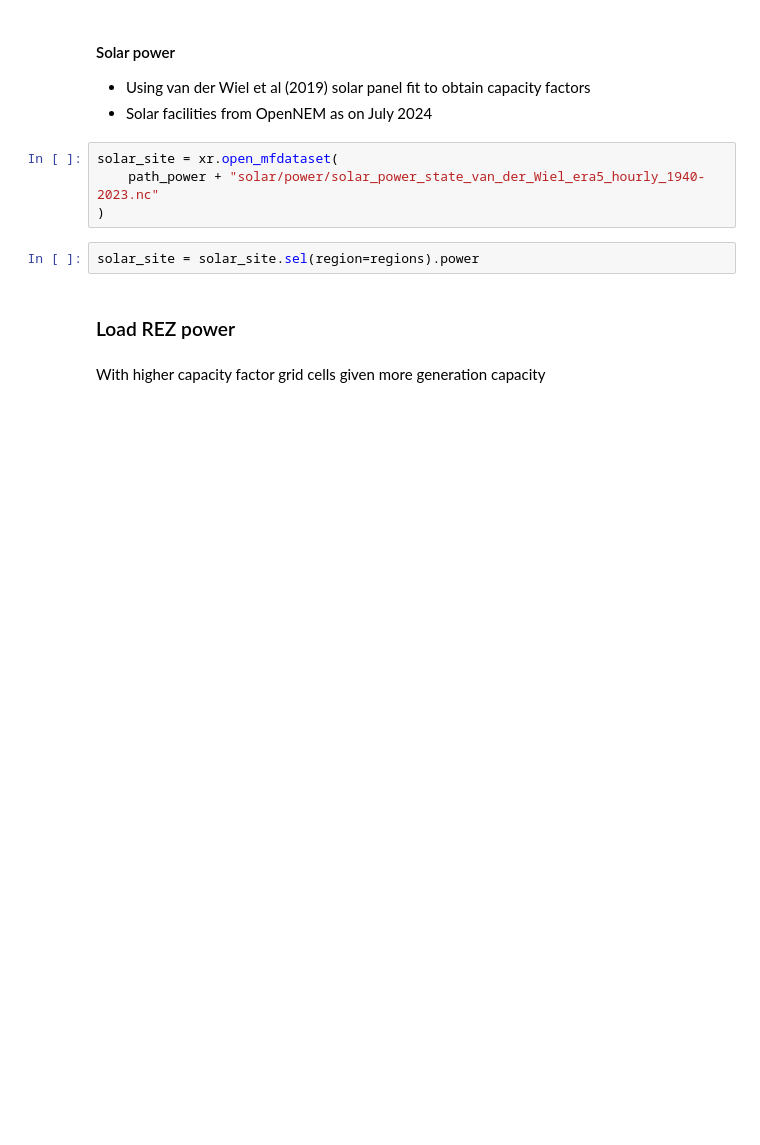
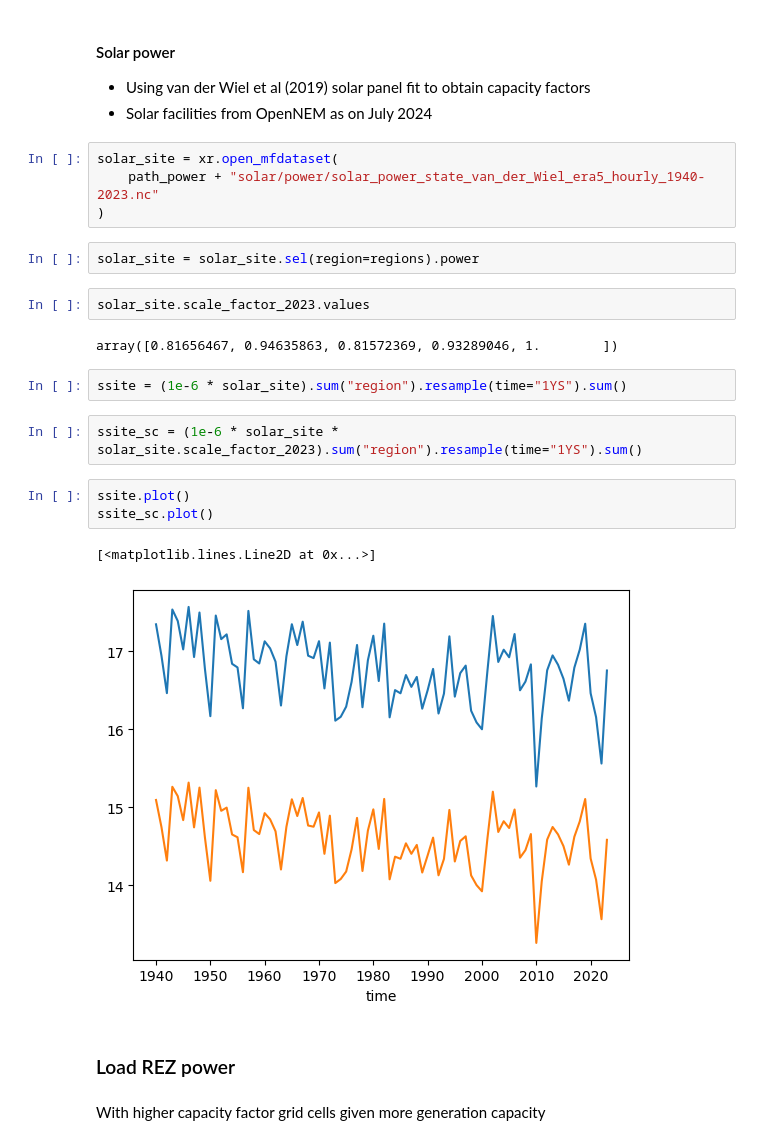
Before and after one commit to dougrichardson/power_models, a Jupyter notebook: 08_compare_sites_REZ.ipynb, the cells around one changed output. Cells and saved outputs as stored; diff of their text form; blank space fills up the shorter version.

```diff
--- a/08_compare_sites_REZ.ipynb
+++ b/08_compare_sites_REZ.ipynb
@@ -77,6 +80,20 @@ solar_site = xr.open_mfdataset(
 )
 # %%
 solar_site = solar_site.sel(region=regions).power
+# %%
+solar_site.scale_factor_2023.values
+# %% [output]
+array([0.81656467, 0.94635863, 0.81572369, 0.93289046, 1.        ])
+# %%
+ssite = (1e-6 * solar_site).sum("region").resample(time="1YS").sum()
+# %%
+ssite_sc = (1e-6 * solar_site * solar_site.scale_factor_2023).sum("region").resample(time="1YS").sum()
+# %%
+ssite.plot()
+ssite_sc.plot()
+# %% [output]
+[<matplotlib.lines.Line2D at 0x...>]
+[figure, added]
 # %% [markdown]
 ### Load REZ power
 # %% [markdown]
```
Also changed, not shown: parts of 19 cells of this notebook, 11 other files.
